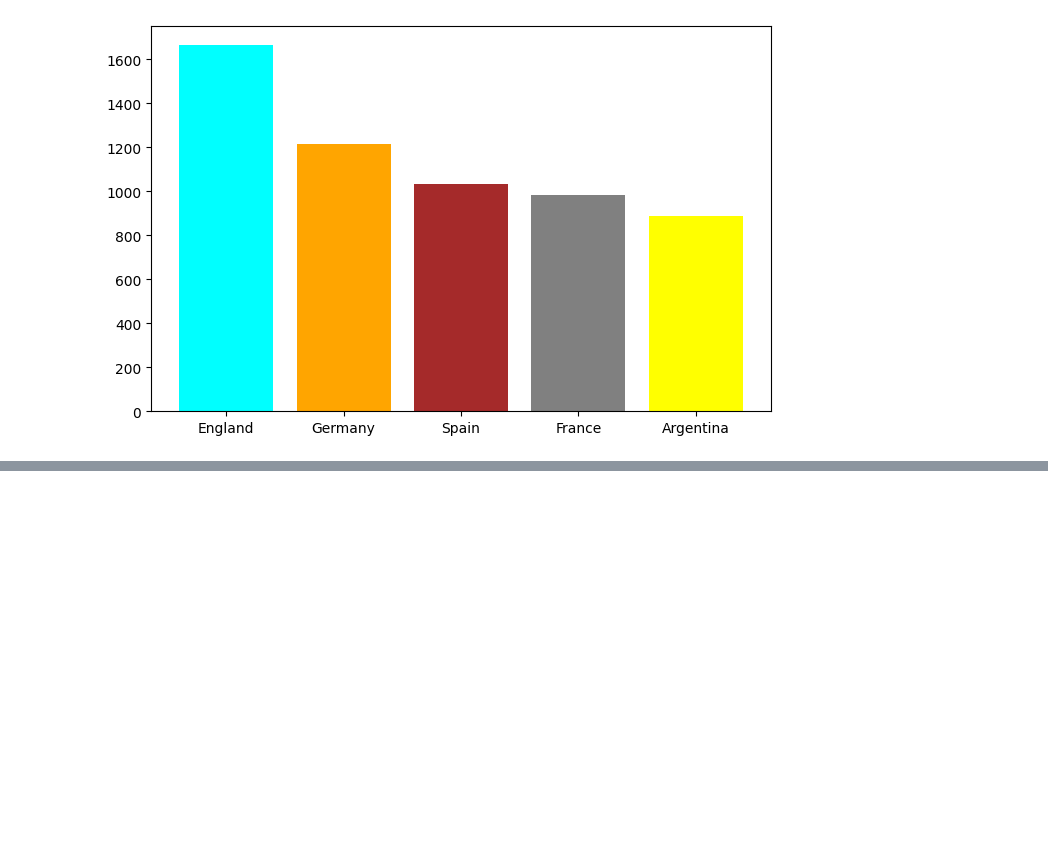
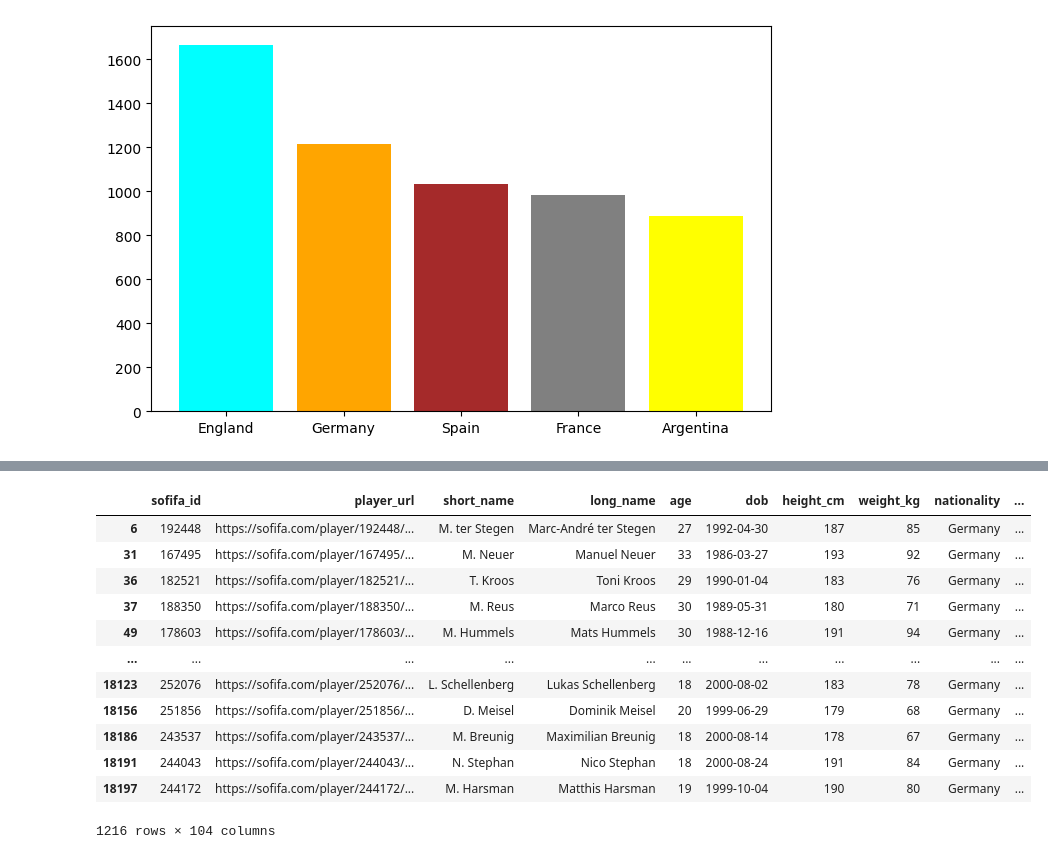
Before and after one commit to mtthwwl/Data-Analyst, a Jupyter notebook: Fifa.ipynb, the cells around one changed output, grey strips where cells are left out. Drawn from its saved outputs; the diff is of its cells as text; code cells hidden in the pictures; blank space fills up the shorter version.

Commit message:
Fifa (2)

```diff
--- a/Fifa.ipynb
+++ b/Fifa.ipynb
@@ -165,0 +161,17 @@ sns.despine(top=True, right=True, bottom=True, left=True)
+# %%
+germany = fifa[fifa['nationality'] == 'Germany']
+germany
+# %% [output]
+|  | sofifa_id | player_url | short_name | long_name | age | dob | height_cm | weight_kg | nationality | ... |
+| 6 | 192448 | https://sofifa.com/player/192448/... | M. ter Stegen | Marc-André ter Stegen | 27 | 1992-04-30 | 187 | 85 | Germany | ... |
+| 31 | 167495 | https://sofifa.com/player/167495/... | M. Neuer | Manuel Neuer | 33 | 1986-03-27 | 193 | 92 | Germany | ... |
+| 36 | 182521 | https://sofifa.com/player/182521/... | T. Kroos | Toni Kroos | 29 | 1990-01-04 | 183 | 76 | Germany | ... |
+| 37 | 188350 | https://sofifa.com/player/188350/... | M. Reus | Marco Reus | 30 | 1989-05-31 | 180 | 71 | Germany | ... |
+| 49 | 178603 | https://sofifa.com/player/178603/... | M. Hummels | Mats Hummels | 30 | 1988-12-16 | 191 | 94 | Germany | ... |
+| ... | ... | ... | ... | ... | ... | ... | ... | ... | ... | ... |
+| 18123 | 252076 | https://sofifa.com/player/252076/... | L. Schellenberg | Lukas Schellenberg | 18 | 2000-08-02 | 183 | 78 | Germany | ... |
+| 18156 | 251856 | https://sofifa.com/player/251856/... | D. Meisel | Dominik Meisel | 20 | 1999-06-29 | 179 | 68 | Germany | ... |
+| 18186 | 243537 | https://sofifa.com/player/243537/... | M. Breunig | Maximilian Breunig | 18 | 2000-08-14 | 178 | 67 | Germany | ... |
+| 18191 | 244043 | https://sofifa.com/player/244043/... | N. Stephan | Nico Stephan | 18 | 2000-08-24 | 191 | 84 | Germany | ... |
+| 18197 | 244172 | https://sofifa.com/player/244172/... | M. Harsman | Matthis Harsman | 19 | 1999-10-04 | 190 | 80 | Germany | ... |
+1216 rows × 104 columns
```
Also changed, not shown: parts of 17 cells of this notebook.
